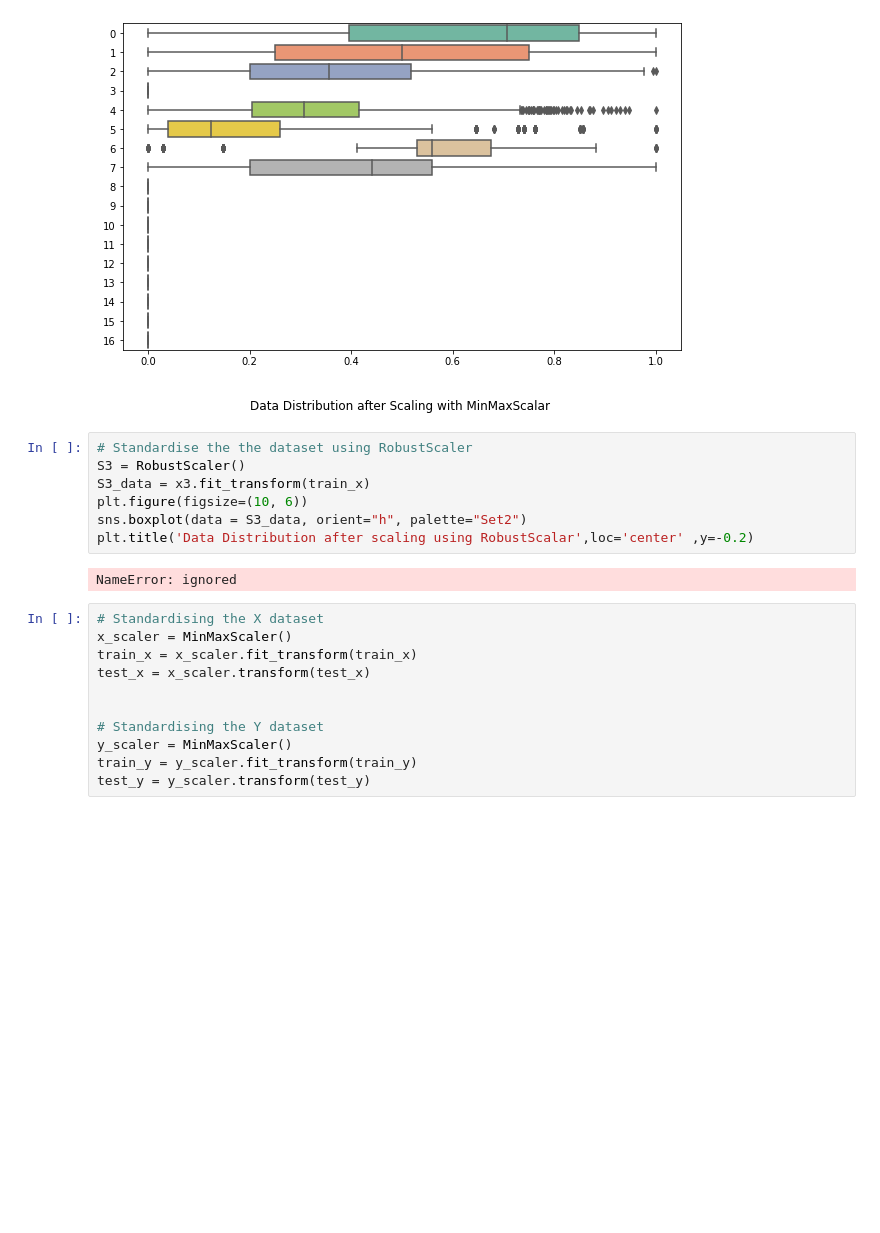
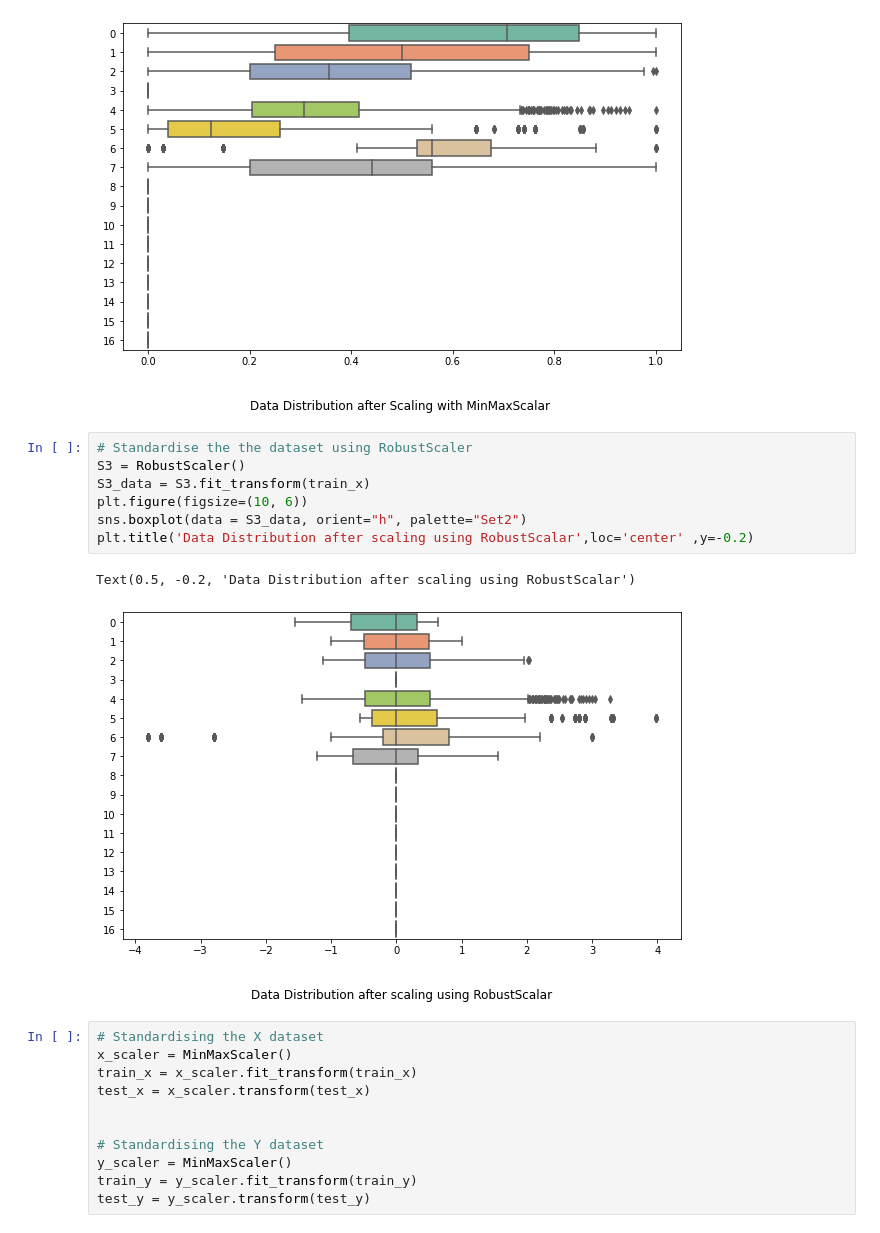
Before and after one commit to Christina-Joseph/CE888-7-SP-Data-Science-and-Decision-Making, a Jupyter notebook: Agrotech.ipynb, the cells around one changed output. Cells and saved outputs as stored; diff of their text form; blank space fills up the shorter version.

```diff
--- a/Agrotech.ipynb
+++ b/Agrotech.ipynb
@@ -619,12 +619,13 @@ Text(0.5, -0.2, 'Data Distribution after Scaling with MinMaxScalar ')
 # %%
 # Standardise the the dataset using RobustScaler
 S3 = RobustScaler()
-S3_data = x3.fit_transform(train_x)
+S3_data = S3.fit_transform(train_x)
 plt.figure(figsize=(10, 6))
 sns.boxplot(data = S3_data, orient="h", palette="Set2")
 plt.title('Data Distribution after scaling using RobustScalar',loc='center' ,y=-0.2)
 # %% [output]
-NameError: ignored
+Text(0.5, -0.2, 'Data Distribution after scaling using RobustScalar')
+[figure, added]
 # %%
 # Standardising the X dataset
 x_scaler = MinMaxScaler()
```
Also changed, not shown: parts of 2 cells of this notebook.
